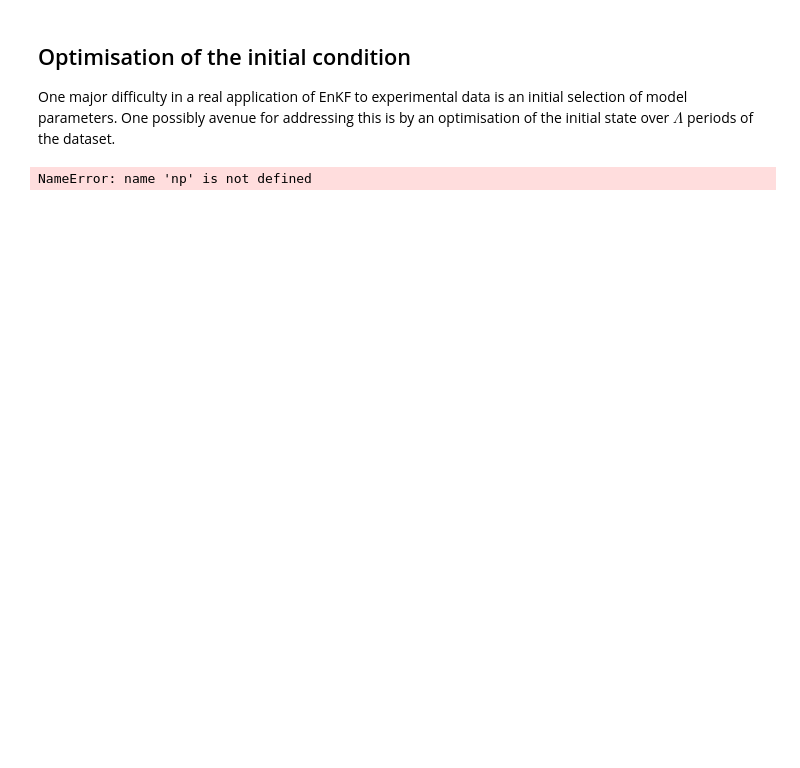
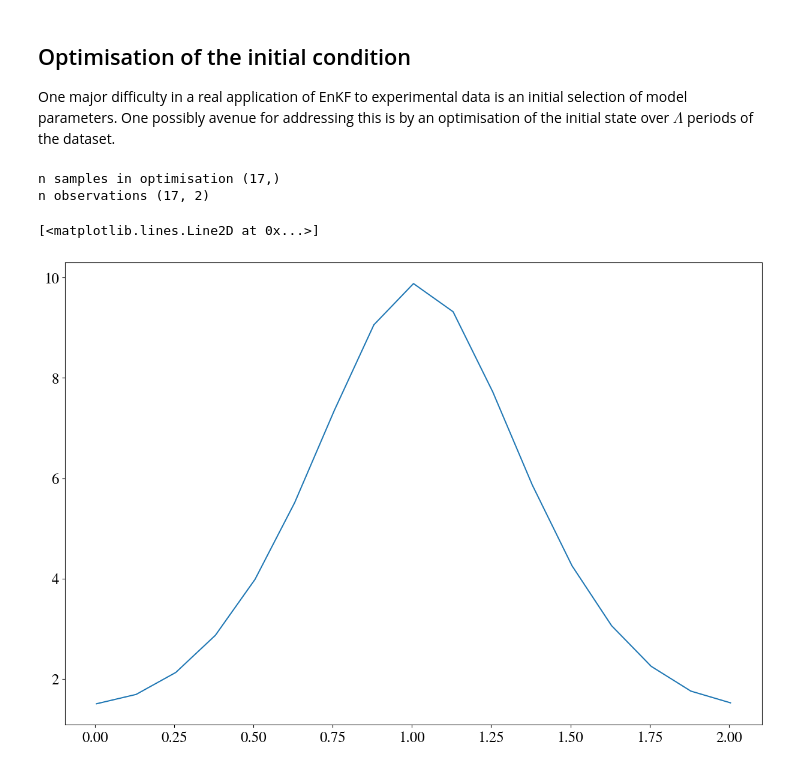
Before and after one commit to royalasdaircoding/enkf_ANAC, a Jupyter notebook: EnKF_ANAC_github.ipynb, the cells around one changed output. Drawn from its saved outputs; the diff is of its cells as text; code cells hidden in the pictures; blank space fills up the shorter version.

```diff
--- a/EnKF_ANAC_github.ipynb
+++ b/EnKF_ANAC_github.ipynb
@@ -820,6 +811,8 @@ plot_single_measurement(time_prediction, observations, estimates, Pmat, save_fig
 ## Optimisation of the initial condition
 One major difficulty in a real application of EnKF to experimental data is an initial selection of model parameters. One possibly avenue for addressing this is by an optimisation of the initial state over $\Lambda$ periods of the dataset.
 # %%
+
+from sklearn.metrics import mean_squared_error
 
 def anac_optimisation(x, dt):
     return np.array([x[1], x[2]*x[0] + 2*x[3]*x[0]**3, 0, 0])
@@ -828,15 +821,7 @@ initial_covariance = np.eye(4) * 1 #This is set to a diagonal of 1s in Luca's co
 
 Q = np.zeros((4,4))
 
-def anac_optimisation(x0, t_span, t_eval, observations, expectation, observed_idx):
 
-    sol = solve_ivp(anac_optimisation, t_span, x0, t_eval).y.T
-
-    msqe = mean_squared_error(sol[:,observed_idx], observations)
-
-    error = np.abs(msqe-expectation)
-
-    return error
 
 def enkf_anac_objective(x0, plot=False, test=None):
     """Performs EnKF over a small number of observations and returns error-statistics
@@ -897,6 +882,17 @@ def enkf_anac_objective(x0, plot=False, test=None):
     #    norm_error = np.array([1e4 for i in range(optimisation_observations.shape[0])])
     return norm_error
 ## choose the optimisation parameters
+
+x0_optim = np.array([1.5, 0.5, 10, -0.1 ])
+observations, observation_times = generate_data(1000,
+                                                x0 = x0_optim,
+                                                dt_phase_model=dt_phase_model, std=0)
+
+
+observation_sub = 25
+observations= observations[::observation_sub,:2]
+observation_times = observation_times[::observation_sub]
+
 time_end = np.where(observation_times>period)[0][0]
 optimisation_observation_times = observation_times[:time_end]
 optimisation_observations = observations[:time_end,:]
@@ -905,7 +901,15 @@ dt_assim = optimisation_observation_times[-1] - optimisation_observation_times[-
 time_prediction = np.arange(0,optimisation_observation_times[-1]+ dt_assim
                             , dt_phase_model)
 
+expectation = 0
 print("n samples in optimisation", optimisation_observation_times.shape)
 print("n observations", optimisation_observations.shape)
 # %% [output]
-NameError: name 'np' is not defined
+n samples in optimisation (17,)
+n observations (17, 2)
+# %%
+plt.figure(figsize=(15,10))
+plt.plot(optimisation_observation_times, optimisation_observations[:,0])
+# %% [output]
+[<matplotlib.lines.Line2D at 0x...>]
+[figure, added]
```
Also changed, not shown: parts of 23 cells of this notebook.
